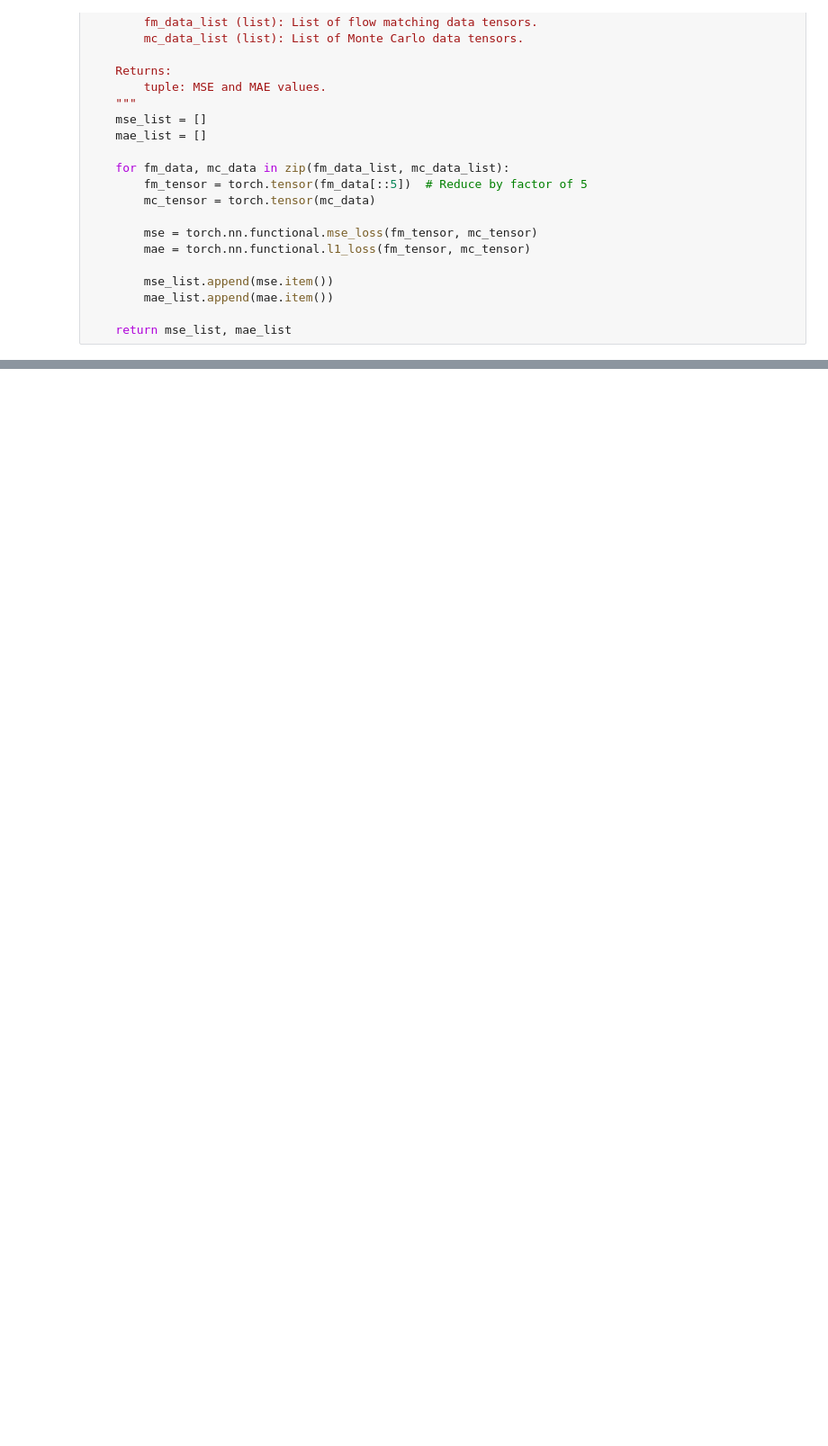
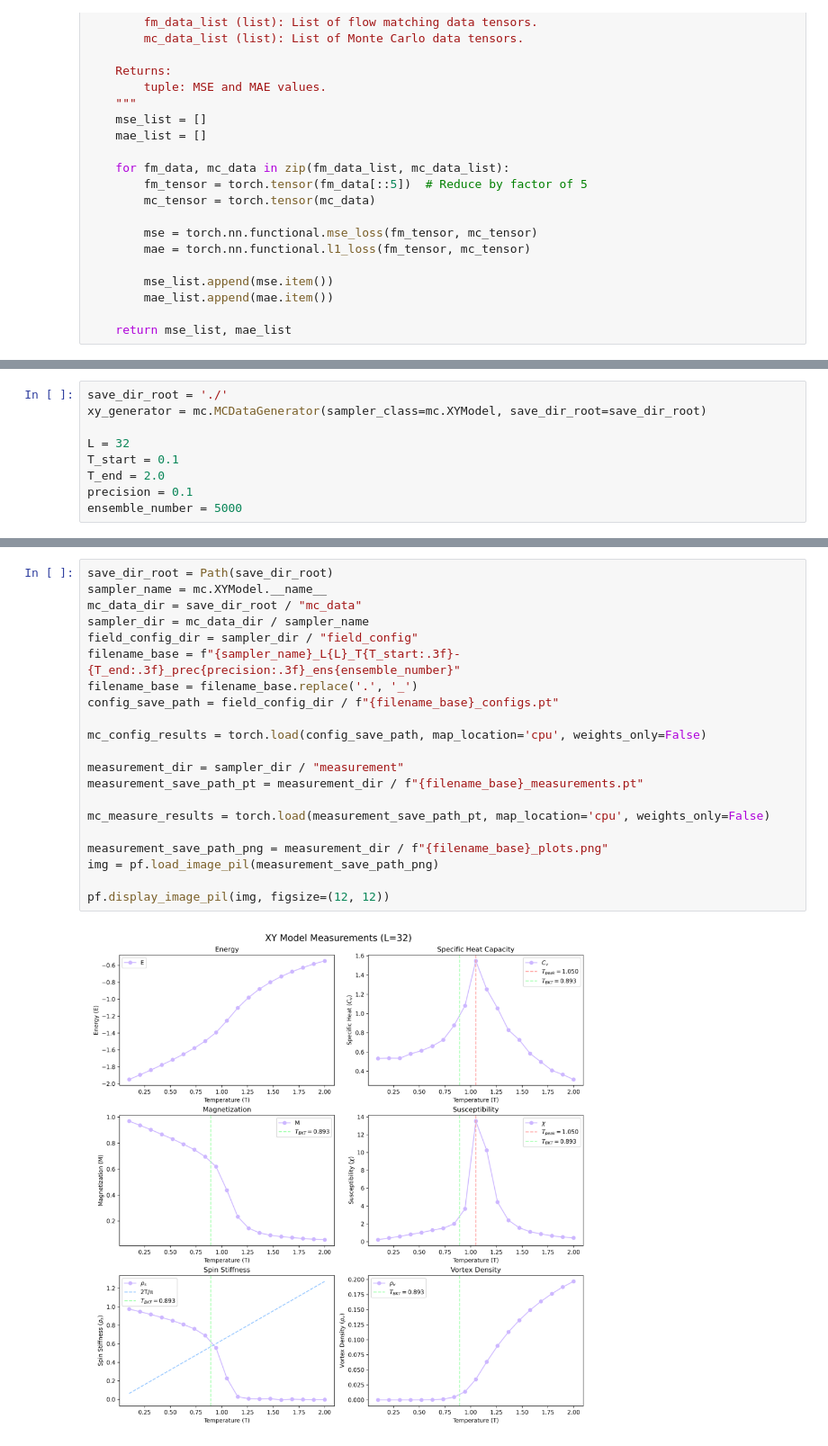
Before and after one commit to ToelUl/Flow-to-Field, a Jupyter notebook: increase_sample_density_lab.ipynb, the cells around one changed output, grey strips where cells are left out. Shown at 90% size. Saved outputs shown, nothing was run; the diff lists cells and outputs as text; blank space fills up the shorter version.

```diff
--- a/increase_sample_density_lab.ipynb
+++ b/increase_sample_density_lab.ipynb
@@ -684,0 +676,9 @@ torch.cuda.empty_cache()
+# %%
+save_dir_root = './'
+xy_generator = mc.MCDataGenerator(sampler_class=mc.XYModel, save_dir_root=save_dir_root)
+
+L = 32
+T_start = 0.1
+T_end = 2.0
+precision = 0.1
+ensemble_number = 5000
@@ -684,0 +738,23 @@ torch.cuda.empty_cache()
+# %%
+save_dir_root = Path(save_dir_root)
+sampler_name = mc.XYModel.__name__
+mc_data_dir = save_dir_root / "mc_data"
+sampler_dir = mc_data_dir / sampler_name
+field_config_dir = sampler_dir / "field_config"
+filename_base = f"{sampler_name}_L{L}_T{T_start:.3f}-{T_end:.3f}_prec{precision:.3f}_ens{ensemble_number}"
+filename_base = filename_base.replace('.', '_')
+config_save_path = field_config_dir / f"{filename_base}_configs.pt"
+
+mc_config_results = torch.load(config_save_path, map_location='cpu', weights_only=False)
+
+measurement_dir = sampler_dir / "measurement"
+measurement_save_path_pt = measurement_dir / f"{filename_base}_measurements.pt"
+
+mc_measure_results = torch.load(measurement_save_path_pt, map_location='cpu', weights_only=False)
+
+measurement_save_path_png = measurement_dir / f"{filename_base}_plots.png"
+img = pf.load_image_pil(measurement_save_path_png)
+
+pf.display_image_pil(img, figsize=(12, 12))
+# %% [output]
+[figure, added]
```
Also changed, not shown: parts of 33 cells of this notebook.
